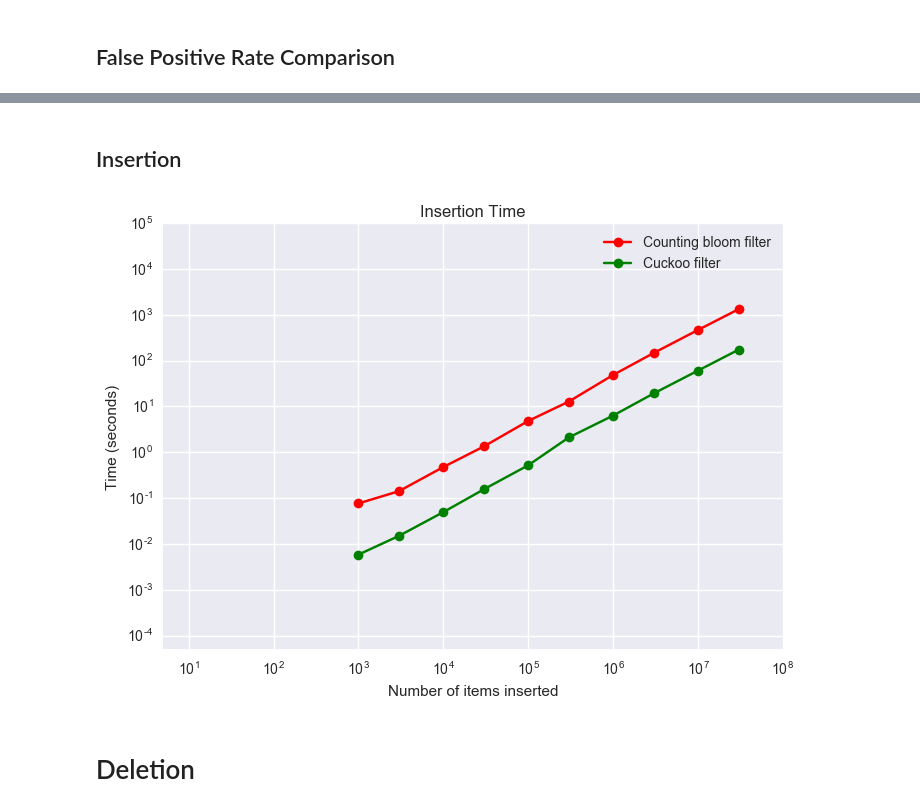
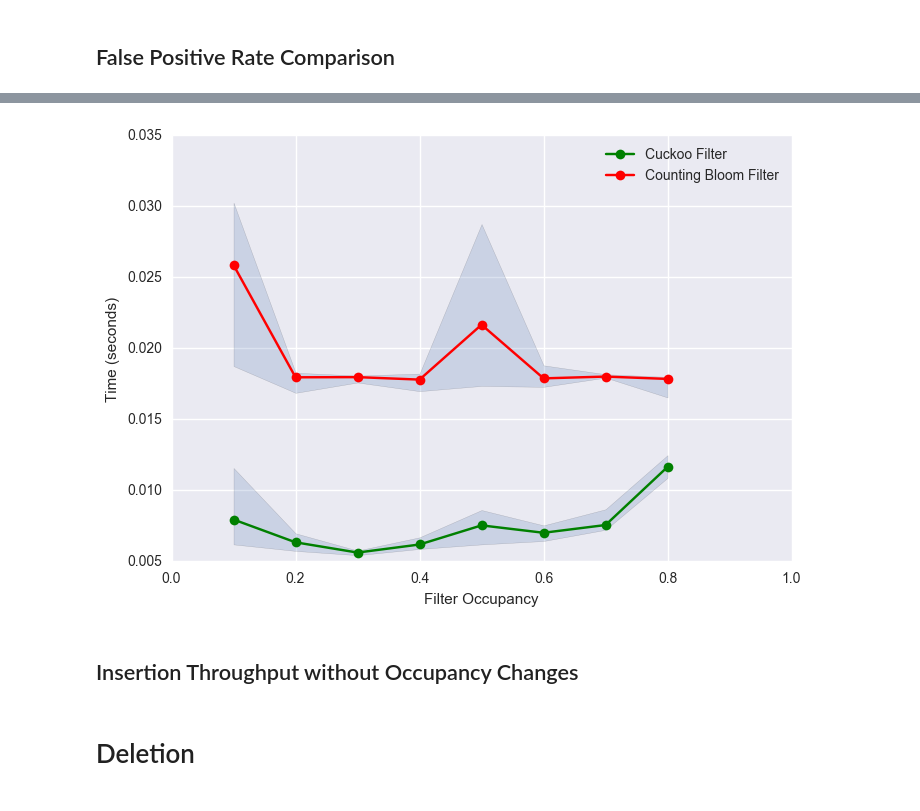
Before and after one commit to fastforwardlabs/cuckoofilter, a Jupyter notebook: bench_marking_notebook.ipynb, the cells around one changed output, grey strips where cells are left out. Saved outputs shown, nothing was run; the diff lists cells and outputs as text; code cells hidden in the pictures.

```diff
--- a/bench_marking_notebook.ipynb
+++ b/bench_marking_notebook.ipynb
@@ -58,5 +106,40 @@ plt.savefig('images/false_positive_test.png', bbox_inches='tight')
+# %%
+timings_cuckoo_2 = sorted(timings_cuckoo.items()) #redundant variable, but doing this to make sure this cell can be rerun
+timings_bloom_2 = sorted(timings_bloom.items())
+
+load_factors_emp = []
+cuckoo_times_array = []
+bloom_times_array = []
+
+for key, times in timings_cuckoo_2:
+    load_factors_emp.append(key)
+    current_y = [np.percentile(times, p) for p in (25, 50, 75)]
+    cuckoo_times_array.append(current_y)
+
+for key, times in timings_bloom_2:
+    current_y = [np.percentile(times, p) for p in (25, 50, 75)]
+    bloom_times_array.append(current_y)
+
+cuckoo_times_array = np.asarray(cuckoo_times_array)
+bloom_times_array = np.asarray(bloom_times_array)
+# %%
+plt.fill_between(load_factors_emp, cuckoo_times_array[:,0], cuckoo_times_array[:,2], alpha=0.2)
+plt.plot(load_factors_emp, cuckoo_times_array[:,1], "-go", label="Cuckoo Filter")
+
+plt.fill_between(load_factors_emp, bloom_times_array[:,0], bloom_times_array[:,2], alpha=0.2)
+plt.plot(load_factors_emp, bloom_times_array[:,1], "-ro", label="Counting Bloom Filter")
+
+
+plt.ylabel("Time (seconds)")
+plt.xlabel("Filter Occupancy")
+plt.xlim([0, 1])
+#plt.ylim([10e-6, 10e2])
+plt.legend()
+plt.savefig('images/load_factor.png', bbox_inches='tight')
+# %% [output]
+[figure, added]
 # %% [markdown]
-## Insertion
+## Insertion Throughput without Occupancy Changes
 # %%
 def insert_and_time_filter_cuckoo_filter(capacity, percent_fill=0.9):
     num_inserted = 0
@@ -92,17 +175,15 @@ for size in capacities:
     bloom_times.append(b_time)
 # %%
 #result from running this once. takes more than 10mins, so not running multiple times.
-plt.loglog(np.array(capacities), np.array(bloom_times), "-ro", ms=7, label="Counting bloom filter")
-plt.loglog(np.array(capacities), np.array(cuckoo_times), "-go", ms=7, label="Cuckoo filter")
-plt.xlim([5.0 * 10e-1, 10e7])
+plt.loglog(np.array(capacities), np.array(bloom_times), "-ro", ms=7, label="Counting Bloom filter")
+plt.loglog(np.array(capacities), np.array(cuckoo_times), "-go", ms=7, label="Cuckoo Filter")
+plt.xlim([10e1, 10e7])
 plt.ylim([5.0 * 10e-6, 10e4])
 plt.ylabel("Time (seconds)")
 plt.xlabel("Number of items inserted")
 plt.title("Insertion Time")
 plt.legend()
 plt.savefig('images/insertion_time.pdf', bbox_inches='tight')
-# %% [output]
-[figure, removed]
 # %% [markdown]
 # Deletion
 # %%
```
Also changed, not shown: parts of 14 cells of this notebook, 8 other files.
